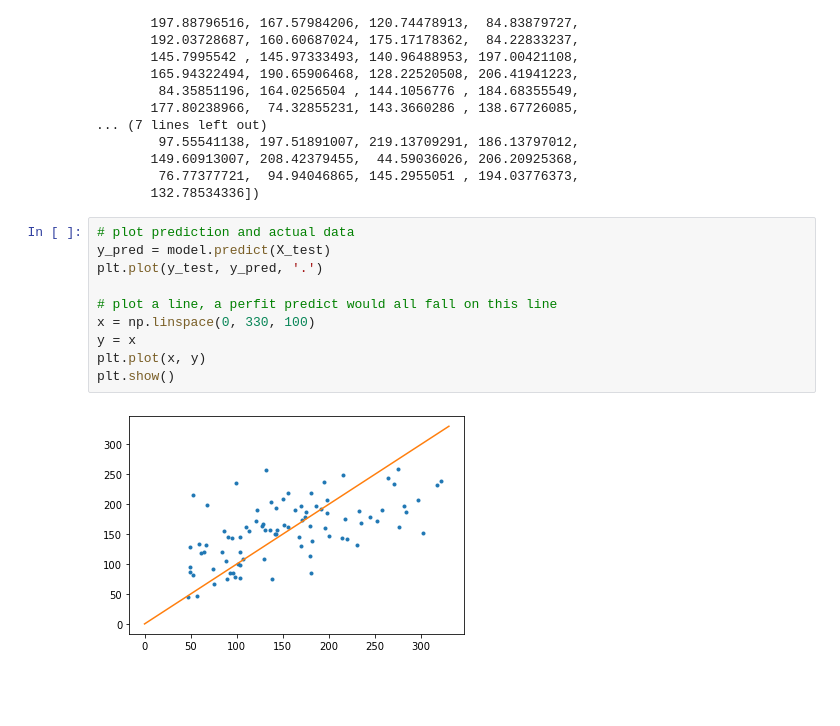
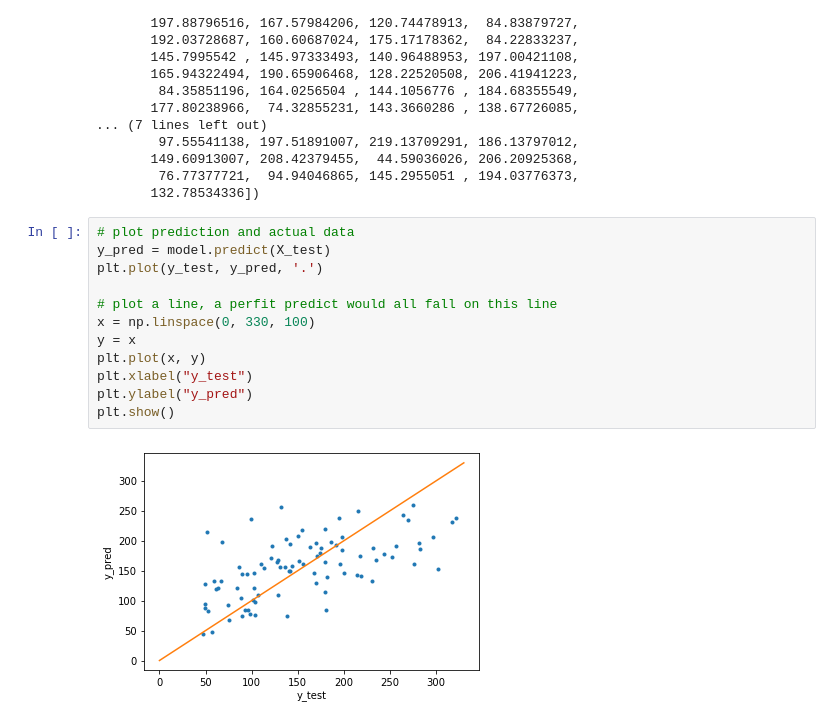
Before and after one commit to nzahans/Tutorials_ASEFall19, a Jupyter notebook: sklearn/LinearRegression.ipynb, the cells around one changed output. Cells and saved outputs as stored; diff of their text form; blank space fills up the shorter version.

```diff
--- a/sklearn/LinearRegression.ipynb
+++ b/sklearn/LinearRegression.ipynb
@@ -64,12 +64,14 @@ array([238.47145247, 248.93170646, 164.05404165, 120.30794355,
 # %%
 # plot prediction and actual data
 y_pred = model.predict(X_test)
 plt.plot(y_test, y_pred, '.')
 
 # plot a line, a perfit predict would all fall on this line
 x = np.linspace(0, 330, 100)
 y = x
 plt.plot(x, y)
+plt.xlabel("y_test")
+plt.ylabel("y_pred")
 plt.show()
 # %% [output]
-[figure, old version]
+[figure, new version]
```
Also changed, not shown: 1 other file.
